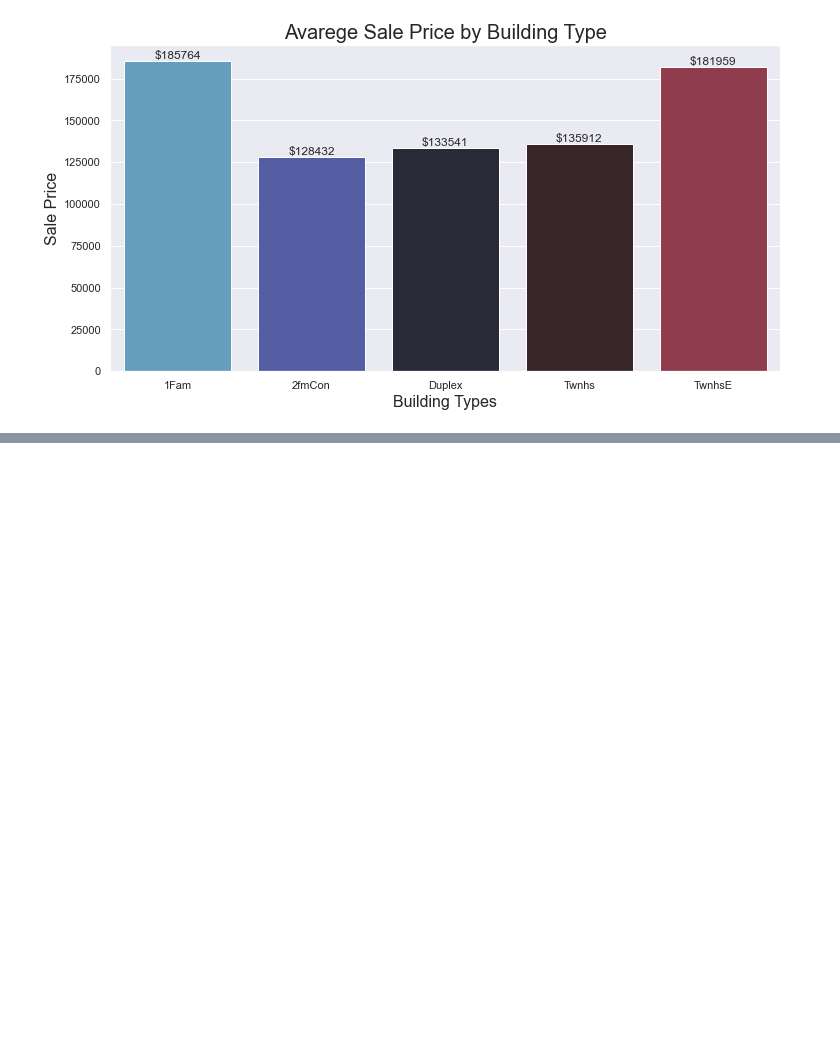
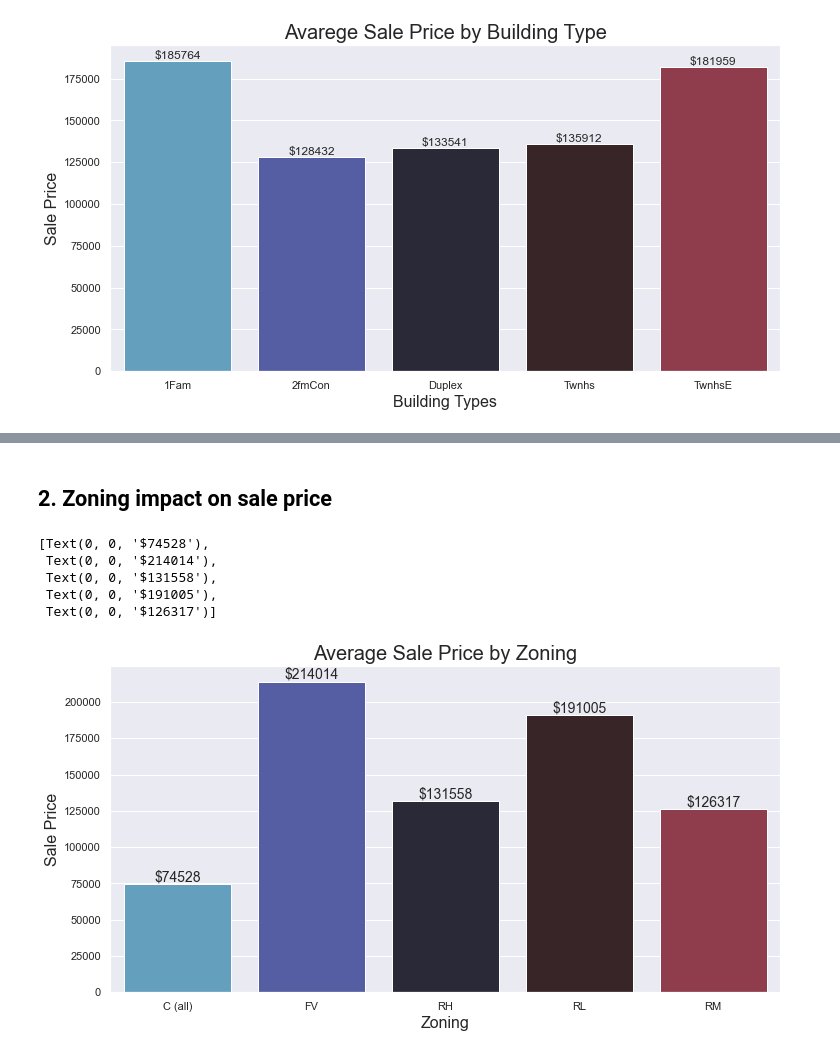
Before and after one commit to Guilhermedbs/House-Prices, a Jupyter notebook: House prices.ipynb, the cells around one changed output, grey strips where cells are left out. Saved outputs shown, nothing was run; the diff lists cells and outputs as text; code cells hidden in the pictures; blank space fills up the shorter version.

```diff
--- a/House prices.ipynb
+++ b/House prices.ipynb
@@ -353,0 +277,17 @@ for position, value in enumerate(average_year_prices.values):
+# %% [markdown]
+## 2. Zoning impact on sale price
+# %%
+zoning_prices = df.groupby('MSZoning')['SalePrice'].mean()
+plt.figure(figsize=(12,6))
+ax = sns.barplot(x=zoning_prices.index,y=zoning_prices.values)
+ax.set_title('Average Sale Price by Zoning',fontsize=20)
+ax.set_xlabel('Zoning', fontsize=16)
+ax.set_ylabel('Sale Price', fontsize=16)
+ax.bar_label(ax.containers[0], labels=[f"${i:.0f}" for i in zoning_prices],fontsize=14)
+# %% [output]
+[Text(0, 0, '$74528'),
+ Text(0, 0, '$214014'),
+ Text(0, 0, '$131558'),
+ Text(0, 0, '$191005'),
+ Text(0, 0, '$126317')]
+[figure, added]
```
Also changed, not shown: parts of 33 cells of this notebook.
